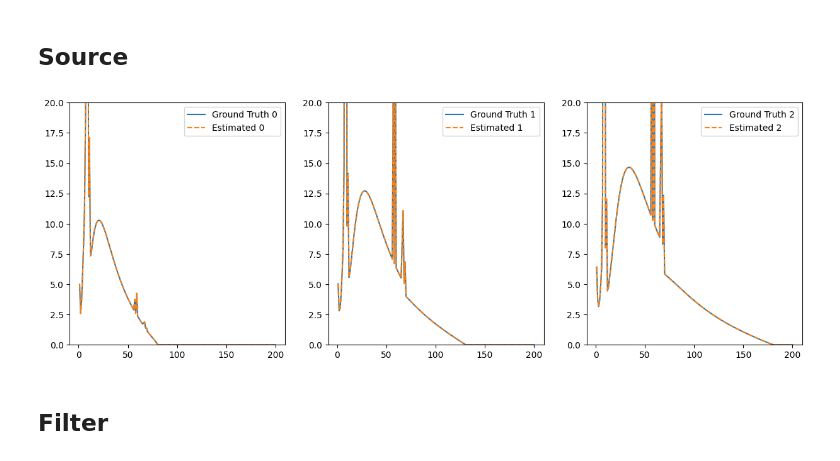
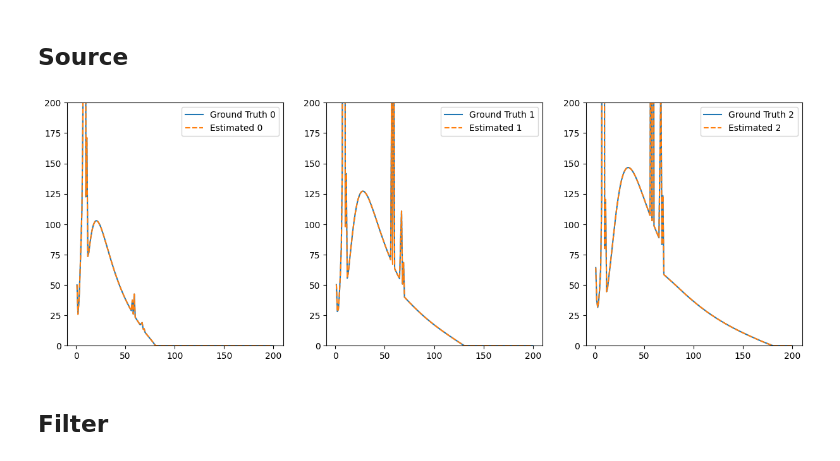
Before and after one commit to cabouman/xcal, a Jupyter notebook: docs/source/ipynb/different_voltages.ipynb, the cells around one changed output. Drawn from its saved outputs; the diff is of its cells as text; code cells hidden in the pictures.

```diff
--- a/docs/source/ipynb/different_voltages.ipynb
+++ b/docs/source/ipynb/different_voltages.ipynb
@@ -204,7 +206,7 @@ model_combination = [Model_combination(src_ind=0, fltr_ind_list=[0], scint_ind=0
                     ]
 # %%
 gt_spec_list= []
-ll = [ '80 kV', '140 kV', '180 kV']
+ll = [ '80 kV', '130 kV', '180 kV']
 i = 0
 for mc in model_combination:
     src_s = ref_src_spec_list[mc.src_ind]
@@ -264,7 +266,6 @@ class fw_projector:
 
         return projections
 # %%
-trans_list1=[]
 with h5py.File('../../../sim_data/sim_3v1f1s_dataset.hdf5' , 'w') as f:
     for case_i, gt_spec, mc in zip(np.arange(len(gt_spec_list)), gt_spec_list, model_combination):
 
@@ -297,18 +298,17 @@ with h5py.File('../../../sim_data/sim_3v1f1s_dataset.hdf5' , 'w') as f:
         lambda_0 = src_s*fltr_s
         lambda_noise = np.random.poisson(lambda_1)
         trans_noise = np.trapz(lambda_noise*scint_s, energies, axis=-1)
-        trans_noise/=np.trapz(src_s*fltr_s*scint_s, energies, axis=-1)
+        trans_noise/=np.trapz(lambda_0*scint_s, energies, axis=-1)
 
 
         # Store noiseless transmission data and forward matrix.
         trans_list.append(trans_noise)
-        trans_list1.append(trans_noise)
         spec_F_train = spec_F.reshape((-1, spec_F.shape[-1]))
         spec_F_train_list.append(spec_F_train)
         spec_F_train_list = np.array(spec_F_train_list)
         trans_list = np.array(trans_list)
 
-        plt.plot(trans_list[0][10,0])
+        plt.plot(trans_list[0][16,0], label=ll[case_i])
 
         # Save simulated dataset to h5py file.
         src_dict_h5 = {
@@ -349,4 +349,5 @@ with h5py.File('../../../sim_data/sim_3v1f1s_dataset.hdf5' , 'w') as f:
                     grp.attrs[k] = v
             else:
                 grp_i.create_dataset(key, data=value)
+    plt.legend()
 # %% [output]
@@ -367,0 +386,31 @@ Found system matrix: /Users/damonli/.cache/svmbir/sysmatrix/d9faede2b9ea5fb47de0
+# %%
+voltage_list = [80.0,130.0,180.0]
+simkV_list = np.linspace(30, 200, 18, endpoint=True).astype('int')
+max_simkV = max(simkV_list)
+anode_angle = 12
+
+# Energy bins.
+energies = np.linspace(1, max_simkV, max_simkV)
+
+# Use Spekpy to generate a source spectra dictionary.
+src_spec_list = []
+# fig, axs = plt.subplots(1, 1, figsize=(12, 9), dpi=80)
+print('\nRunning demo script (1 mAs, 100 cm)\n')
+for simkV in simkV_list:
+    s = sp.Spek(kvp=simkV + 1, th=anode_angle, dk=1,mas=10, char=True)  # Create the spectrum model
+    k, phi_k = s.get_spectrum(edges=True)  # Get arrays of energy & fluence spectrum
+    phi_k = phi_k*((rsize/10)**2)
+#     # Plot the x-ray spectrum
+#     axs.plot(k[::2], phi_k[::2] ,
+#                    label='Char: kvp:%d Anode angle:%d' % (simkV, anode_angle))
+    src_spec = np.zeros((max_simkV))
+    src_spec[:simkV] = phi_k[::2]
+    src_spec_list.append(src_spec)
+
+print('\nFinished!\n')
+
+# Use class Source to store a source's paramter.
+# optimize=False means do not optimize source voltage.
+src_vol_bound = Bound(lower=30.0, upper=200.0)
+Src_config = [Source(energies, simkV_list, src_spec_list, src_vol_bound, voltage=vv, optimize=False) for vv in voltage_list]
+# Src_config = [Source(energies, simkV_list, src_spec_list, src_vol_bound)]
@@ -471,6 +472,7 @@ model_combination = [Model_combination(src_ind=i, fltr_ind_list=[0], scint_ind=0
 savefile_name = 'case_mv_%s_%s_lr%.0e' % (optimizer_type, loss_type, learning_rate)
 
 os.makedirs('./output/log/',exist_ok=True)
+
 res = paramSE.param_based_spec_estimate(energies,
                                 signal_train_list,
                                 spec_F_train_list,
@@ -478,6 +480,7 @@ res = paramSE.param_based_spec_estimate(energies,
                                 Fltr_config,
                                 Scint_config,
                                 model_combination,
+                                weight=None,
                                 learning_rate=learning_rate,
                                 max_iterations=200,
                                 stop_threshold=1e-6,
@@ -520,12 +523,12 @@ spec_distrb_energy_resp(
 # %%
 fig, axs = plt.subplots(1, 3, figsize=(15, 5))
 for i in range(3):
     axs[i].plot(energies, ref_src_spec_list[i], label='Ground Truth %d'%i)
     axs[i].plot(energies, best_res.src_spec_list[i]().data, '--', label='Estimated %d'%i)
-    axs[i].set_ylim((0,0.2e2))
+    axs[i].set_ylim((0,0.2e3))
     axs[i].legend()
 # %% [output]
-[figure, old version]
+[figure, new version]
 # %% [markdown]
 ## Filter
 # %%
```
Also changed, not shown: parts of 31 cells of this notebook, 3 other files.
